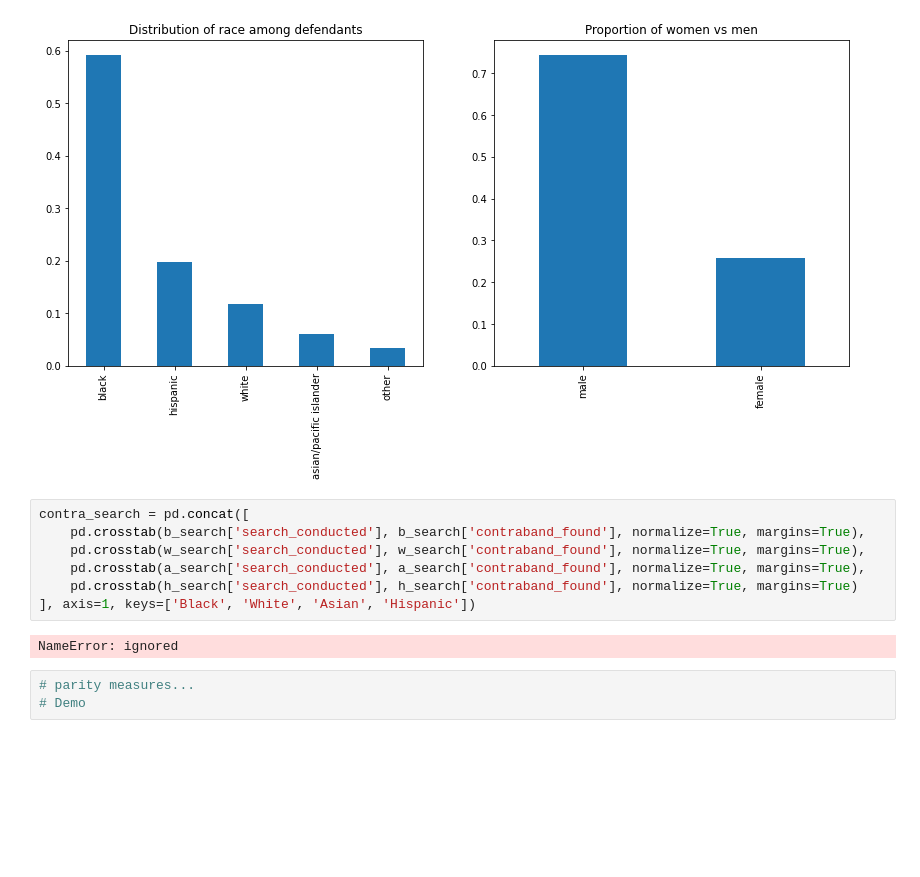
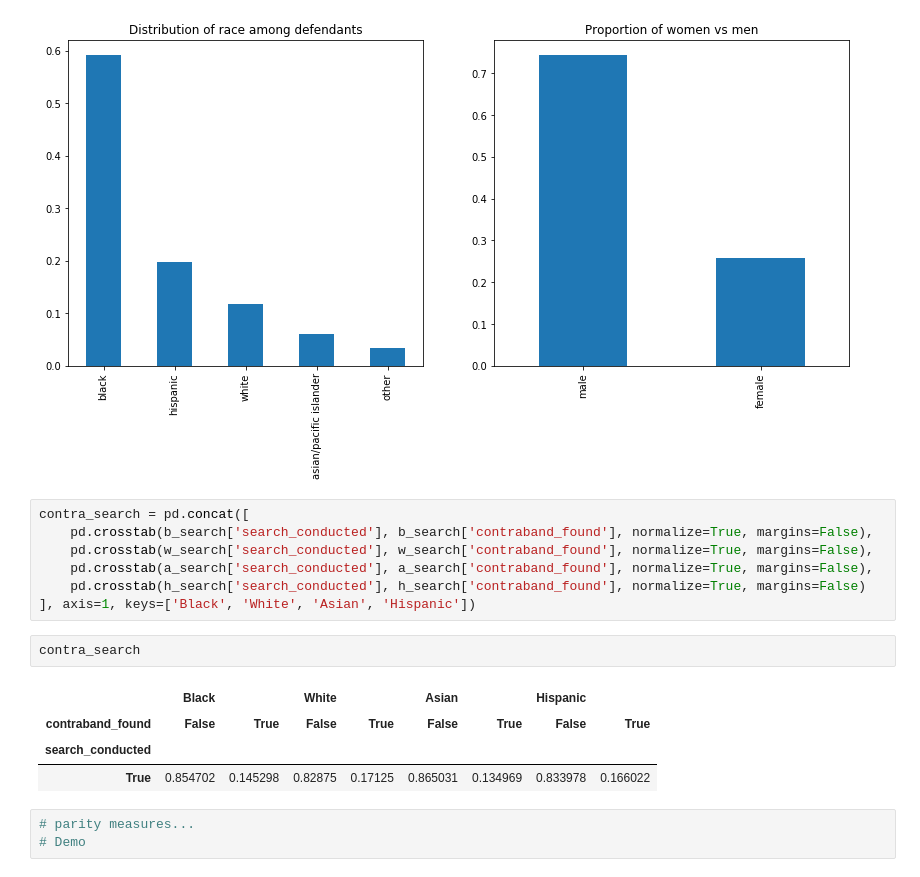
Before and after one commit to JordanLevy99/dsc167-paper1, a Jupyter notebook: DSC_167_Paper_1.ipynb, the cells around one changed output. Saved outputs shown, nothing was run; the diff lists cells and outputs as text; blank space fills up the shorter version.

```diff
--- a/DSC_167_Paper_1.ipynb
+++ b/DSC_167_Paper_1.ipynb
@@ -79,13 +140,18 @@ fig, axes = plt.subplots(1,2, figsize=(14,6))
 [figure]
 # %%
 contra_search = pd.concat([
-    pd.crosstab(b_search['search_conducted'], b_search['contraband_found'], normalize=True, margins=True),
-    pd.crosstab(w_search['search_conducted'], w_search['contraband_found'], normalize=True, margins=True),
-    pd.crosstab(a_search['search_conducted'], a_search['contraband_found'], normalize=True, margins=True),
-    pd.crosstab(h_search['search_conducted'], h_search['contraband_found'], normalize=True, margins=True)
+    pd.crosstab(b_search['search_conducted'], b_search['contraband_found'], normalize=True, margins=False),
+    pd.crosstab(w_search['search_conducted'], w_search['contraband_found'], normalize=True, margins=False),
+    pd.crosstab(a_search['search_conducted'], a_search['contraband_found'], normalize=True, margins=False),
+    pd.crosstab(h_search['search_conducted'], h_search['contraband_found'], normalize=True, margins=False)
 ], axis=1, keys=['Black', 'White', 'Asian', 'Hispanic'])
-# %% [output]
-NameError: ignored
+# %%
+contra_search
+# %% [output]
+|  | Black |  | White |  | Asian |  | Hispanic |  |
+| contraband_found | False | True | False | True | False | True | False | True |
+| search_conducted |  |  |  |  |  |  |  |  |
+| True | 0.854702 | 0.145298 | 0.82875 | 0.17125 | 0.865031 | 0.134969 | 0.833978 | 0.166022 |
 # %%
 # parity measures...
 # Demo
```
Also changed, not shown: parts of 11 cells of this notebook, 1 other file.
